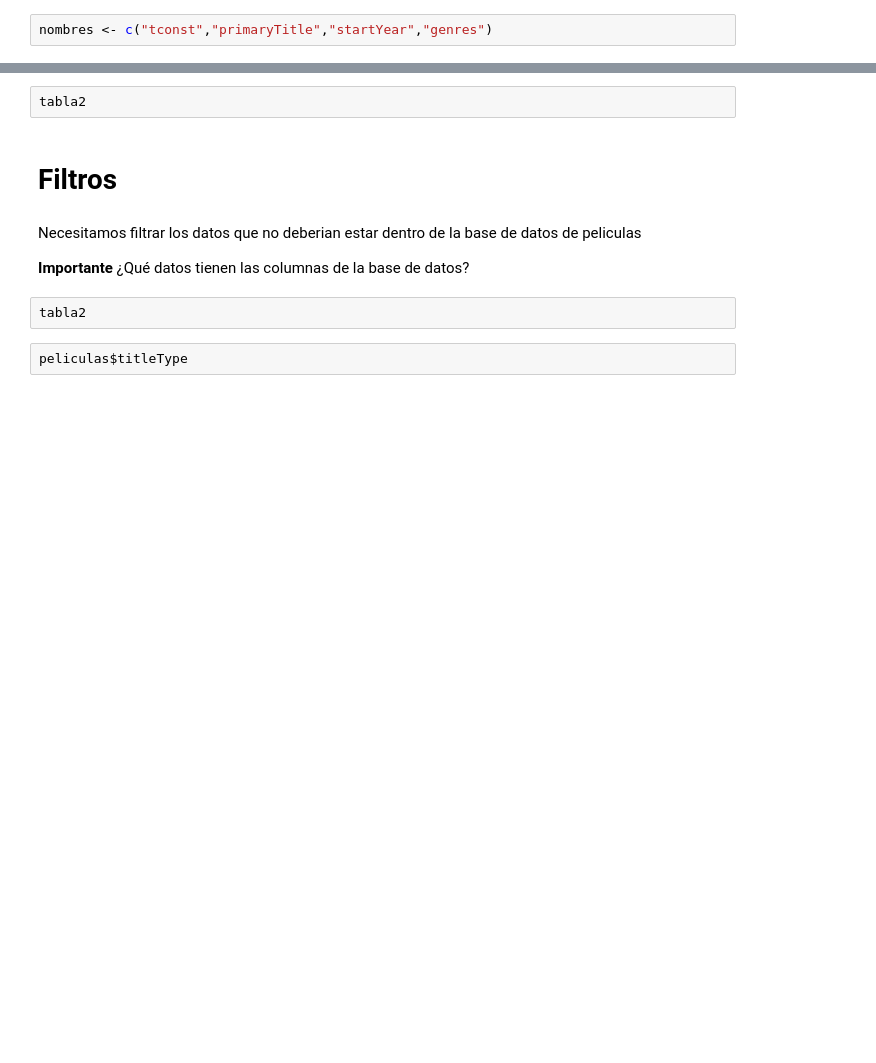
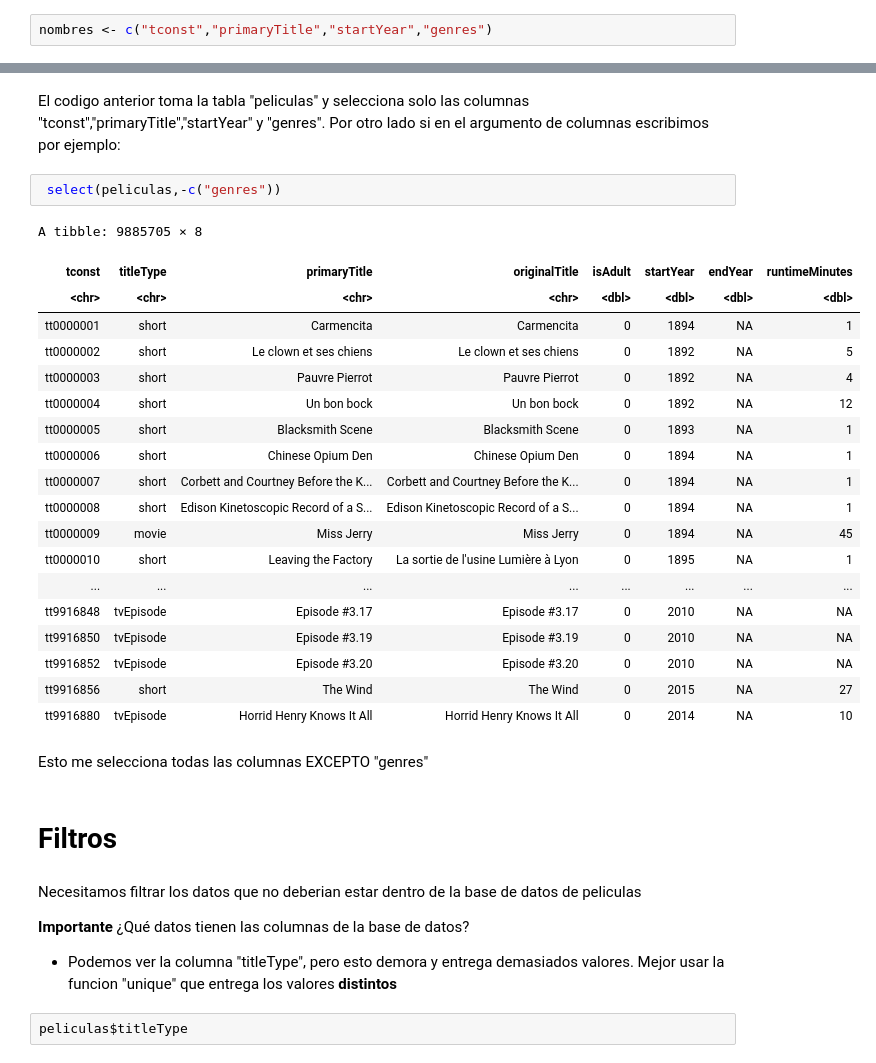
Before and after one commit to maxigaarp/Gestion_de_datos_2023, a Jupyter notebook: C2-Operaciones_en_bd.ipynb, the cells around one changed output, grey strips where cells are left out. Saved outputs shown, nothing was run; the diff lists cells and outputs as text; blank space fills up the shorter version.

```diff
--- a/C2-Operaciones_en_bd.ipynb
+++ b/C2-Operaciones_en_bd.ipynb
@@ -61,13 +95,37 @@ tabla2 <- select(peliculas, c("tconst","primaryTitle","startYear","genres"))
-# %%
-tabla2
+# %% [markdown]
+El codigo anterior toma la tabla "peliculas" y selecciona solo las columnas "tconst","primaryTitle","startYear" y "genres". Por otro lado si en el argumento de columnas escribimos por ejemplo:
+# %%
+ select(peliculas,-c("genres"))
+# %% [output]
+A tibble: 9885705 × 8
+| tconst | titleType | primaryTitle | originalTitle | isAdult | startYear | endYear | runtimeMinutes |
+| <chr> | <chr> | <chr> | <chr> | <dbl> | <dbl> | <dbl> | <dbl> |
+| tt0000001 | short | Carmencita | Carmencita | 0 | 1894 | NA | 1 |
+| tt0000002 | short | Le clown et ses chiens | Le clown et ses chiens | 0 | 1892 | NA | 5 |
+| tt0000003 | short | Pauvre Pierrot | Pauvre Pierrot | 0 | 1892 | NA | 4 |
+| tt0000004 | short | Un bon bock | Un bon bock | 0 | 1892 | NA | 12 |
+| tt0000005 | short | Blacksmith Scene | Blacksmith Scene | 0 | 1893 | NA | 1 |
+| tt0000006 | short | Chinese Opium Den | Chinese Opium Den | 0 | 1894 | NA | 1 |
+| tt0000007 | short | Corbett and Courtney Before the K... | Corbett and Courtney Before the K... | 0 | 1894 | NA | 1 |
+| tt0000008 | short | Edison Kinetoscopic Record of a S... | Edison Kinetoscopic Record of a S... | 0 | 1894 | NA | 1 |
+| tt0000009 | movie | Miss Jerry | Miss Jerry | 0 | 1894 | NA | 45 |
+| tt0000010 | short | Leaving the Factory | La sortie de l'usine Lumière à Lyon | 0 | 1895 | NA | 1 |
+| ... | ... | ... | ... | ... | ... | ... | ... |
+| tt9916848 | tvEpisode | Episode #3.17 | Episode #3.17 | 0 | 2010 | NA | NA |
+| tt9916850 | tvEpisode | Episode #3.19 | Episode #3.19 | 0 | 2010 | NA | NA |
+| tt9916852 | tvEpisode | Episode #3.20 | Episode #3.20 | 0 | 2010 | NA | NA |
+| tt9916856 | short | The Wind | The Wind | 0 | 2015 | NA | 27 |
+| tt9916880 | tvEpisode | Horrid Henry Knows It All | Horrid Henry Knows It All | 0 | 2014 | NA | 10 |
+# %% [markdown]
+Esto me selecciona todas las columnas EXCEPTO "genres"
 # %% [markdown]
 # Filtros
 # %% [markdown]
 Necesitamos filtrar los datos que no deberian estar dentro de la base de datos de peliculas
 
 **Importante** ¿Qué datos tienen las columnas de la base de datos?
+
+* Podemos ver la columna "titleType", pero esto demora y entrega demasiados valores. Mejor usar la funcion "unique" que entrega los valores **distintos**
-# %%
-tabla2
 # %%
 peliculas$titleType
 # %%
```
Also changed, not shown: parts of 112 cells of this notebook.
